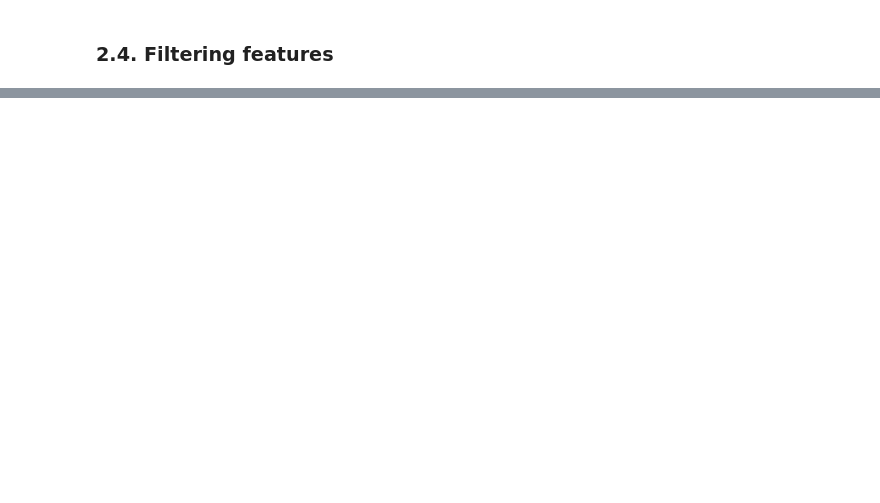
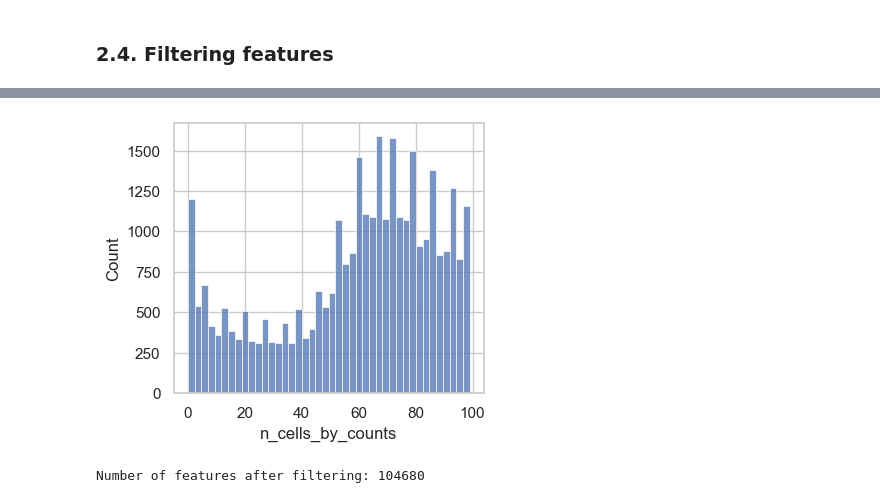
Before and after one commit to chira-ploy/singlecells-DataPlayground, a Jupyter notebook: PBMC10k/ATAC_processing.ipynb, the cells around one changed output, grey strips where cells are left out. Cells and saved outputs as stored; diff of their text form; code cells hidden in the pictures; blank space fills up the shorter version.

```diff
--- a/PBMC10k/ATAC_processing.ipynb
+++ b/PBMC10k/ATAC_processing.ipynb
@@ -517,0 +600,6 @@ plt.show()
+# %%
+#zoomin
+sns.histplot(atac.var["n_cells_by_counts"][atac.var["n_cells_by_counts"] < 100])
+plt.show()
+# %% [output]
+[figure, added]
@@ -517,0 +610,4 @@ plt.show()
+# %%
+print(f"Number of features after filtering: {atac.n_vars}")
+# %% [output]
+Number of features after filtering: 104680
```
Also changed, not shown: parts of 18 cells of this notebook.
